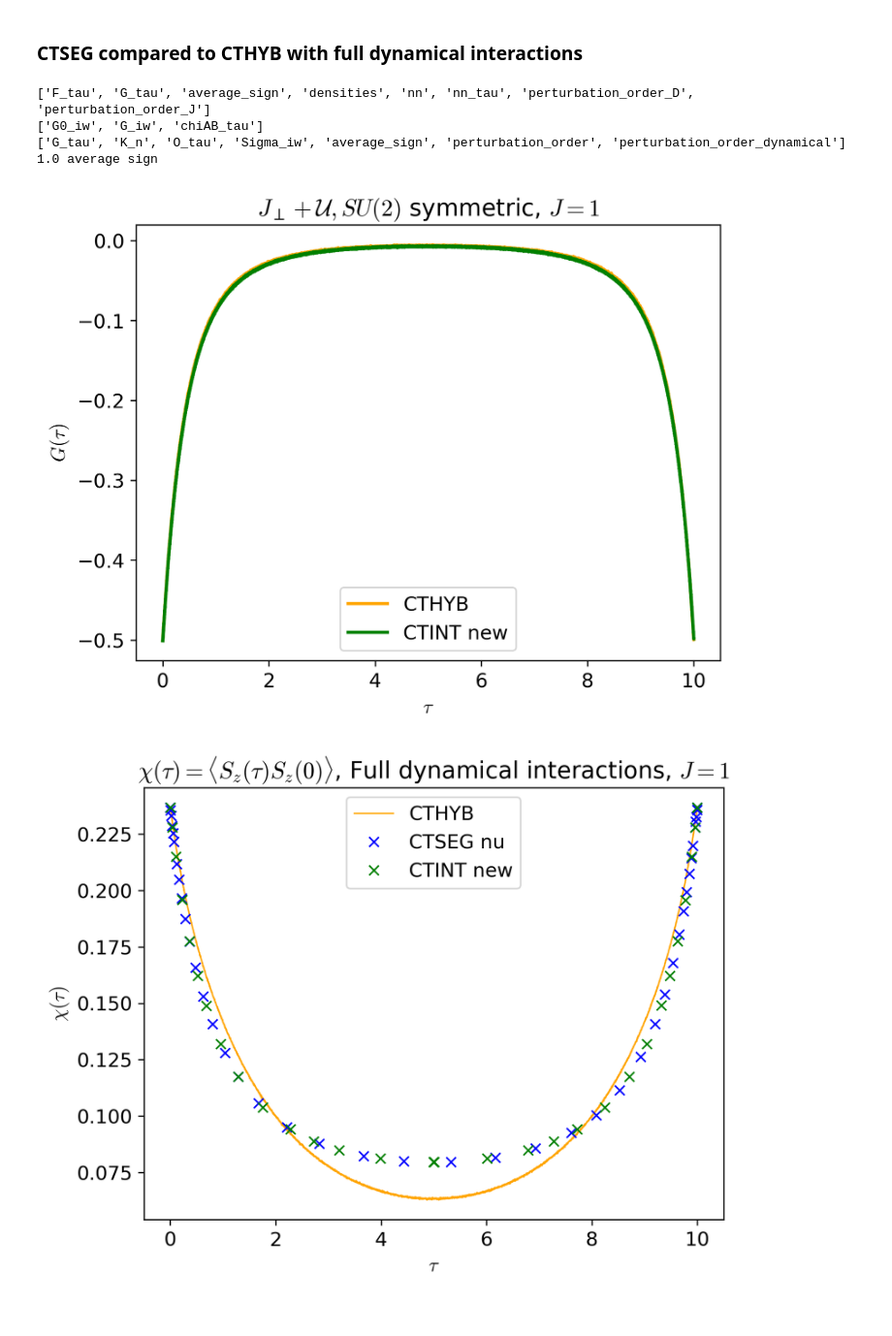
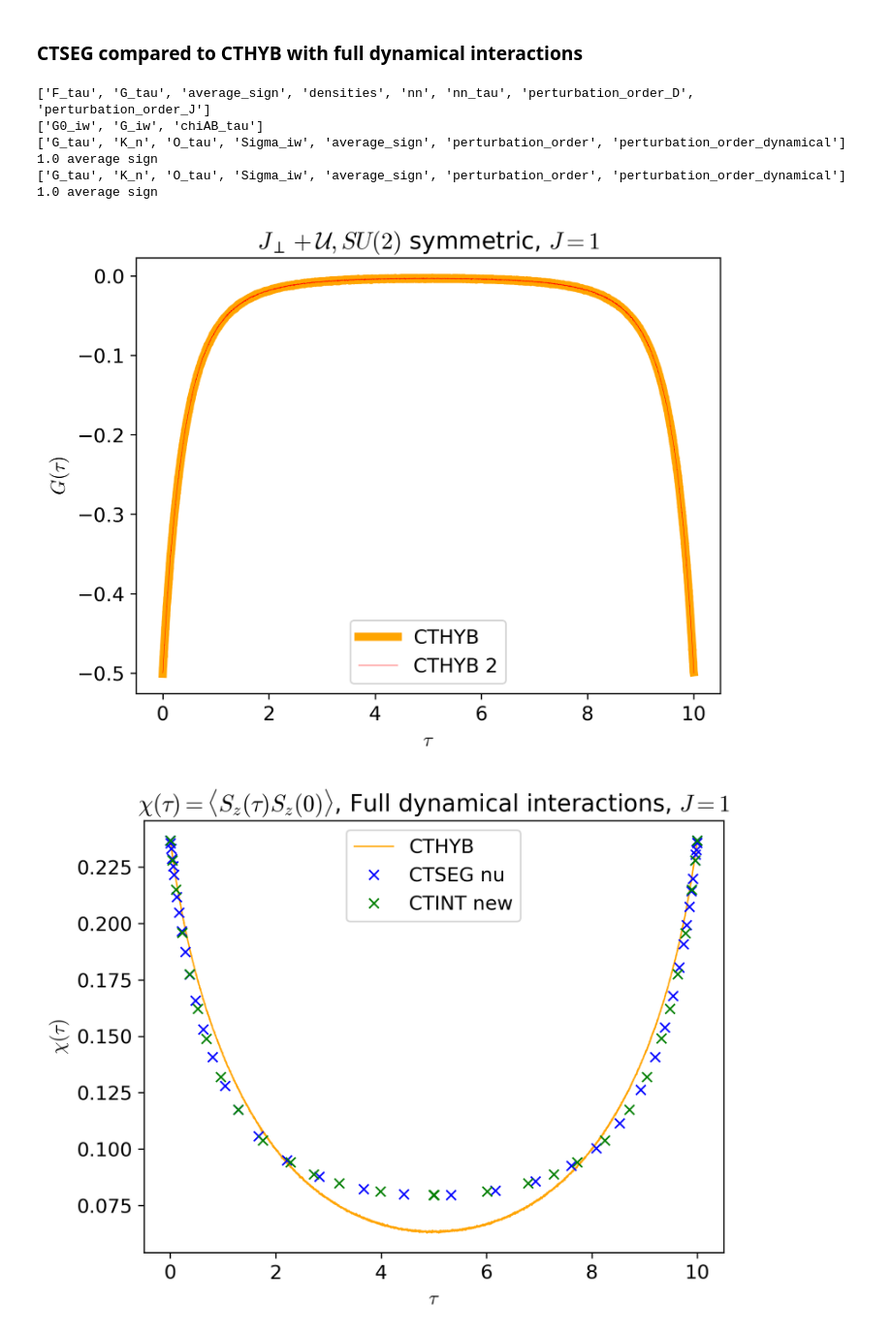
Before and after one commit to andrewkhardy/cthyb, a Jupyter notebook: benchmark/dynamic_int/CTHYB_Benchmarking.ipynb, the cells around one changed output. Shown at 97% size. Saved outputs shown, nothing was run; the diff lists cells and outputs as text; code cells hidden in the pictures.

```diff
--- a/benchmark/dynamic_int/CTHYB_Benchmarking.ipynb
+++ b/benchmark/dynamic_int/CTHYB_Benchmarking.ipynb
@@ -291,40 +291,42 @@ with HDFArchive(f"{data_loc}/spin_spin_ctint_J-1.0-U-4.0_1.0_1.0_1.0_1.0_1.0_b-1
     SzSz_int_tau = chiAB_tau#make_gf_dlr_imtime(chiAB_tau)
     #G_int_data = G_int_tau.data[:, 0, 0].real
 
-with HDFArchive(f"{data_loc}/spin_spin_cthyb_J-0.5-U-4.0_1.0_b-10.0_nw-1000000_mins-22_lf=True_nl=22.h5", "r") as A:
+with HDFArchive(f"{data_loc}/spin_spin_cthyb_J-0.5-U-4.0_1.0_b-10.0_nw-1000000_mins-20_lf=True_nl=25.h5", "r") as A:
 #with HDFArchive(f"{data_loc}/spin_spin_cthyb_J--1.0-U-4.0_1.0_b-10.0_nw-1000000_mins-20_lf=False_nl=10.h5", "r") as A:
 
     print(A.keys())
     G_tau_hyb = A["G_tau"]
     print(A["average_sign"], "average sign")
     x = A["perturbation_order"]
     Sz = A["O_tau"]
 
-with HDFArchive(f"{data_loc}/spin_spin_cthyb_J-0.5-U-4.0_1.0_b-10.0_nw-1000000_mins-20_lf=True_nl=20.h5", "r") as A:
+with HDFArchive(f"{data_loc}/spin_spin_cthyb_J-0.5-U-4.0_1.0_b-10.0_nw-1000000_mins-22_lf=True_nl=25.h5", "r") as A:
 #with HDFArchive(f"{data_loc}/spin_spin_cthyb_J--1.0-U-4.0_1.0_b-10.0_nw-1000000_mins-20_lf=False_nl=10.h5", "r") as A:
 
     print(A.keys())
     G_tau_hyb_2 = A["G_tau"]
     print(A["average_sign"], "average sign")
     x = A["perturbation_order"]
     Sz = A["O_tau"]
 
 
-oplot(G_tau_hyb["up"].real, color="orange", linewidth = 2.0, label="CTHYB")
-oplot(G_tau_hyb_2["up"].real, color="red", linewidth = 2.0, label="CTHYB 2")
+oplot(G_tau_hyb["up"].real, color="orange", linewidth = 1.0, label="CTHYB")
+oplot(G_tau_hyb_2["up"].real, color="red", linewidth = 0.25, label="CTHYB 2")
 #oplot(G_tau_seg["up"].real, color="blue", linewidth = 2.0, label="CTSEG")
 #oplot(G_int_tau_1["up"].real, color="green", linewidth = 2.0, label="CTINT new")
 plt.title(r"$J_\perp + \mathcal{U}, SU(2)$ symmetric, $J = 1$")
 plt.ylabel(r"$G(\tau)$")
 #plt.ylim(-0.05, 0.0)
 plt.legend()
 plt.show()
 # %% [output]
 ['F_tau', 'G_tau', 'average_sign', 'densities', 'nn', 'nn_tau', 'perturbation_order_D', 'perturbation_order_J']
 ['G0_iw', 'G_iw', 'chiAB_tau']
 ['G_tau', 'K_n', 'O_tau', 'Sigma_iw', 'average_sign', 'perturbation_order', 'perturbation_order_dynamical']
 1.0 average sign
+['G_tau', 'K_n', 'O_tau', 'Sigma_iw', 'average_sign', 'perturbation_order', 'perturbation_order_dynamical']
+1.0 average sign
-[figure, old version]
+[figure, new version]
 # %%
 Sz_ctseg = 0.25*(nn["up", "up"   ] - nn["up", "down"] - nn["down", "up"] +nn["down", "down"])
 Sz_nu = 0.25*(nn_nu["up", "up" ] - nn_nu["up", "down"] - nn_nu["down", "up"] +nn_nu["down", "down"])
```
